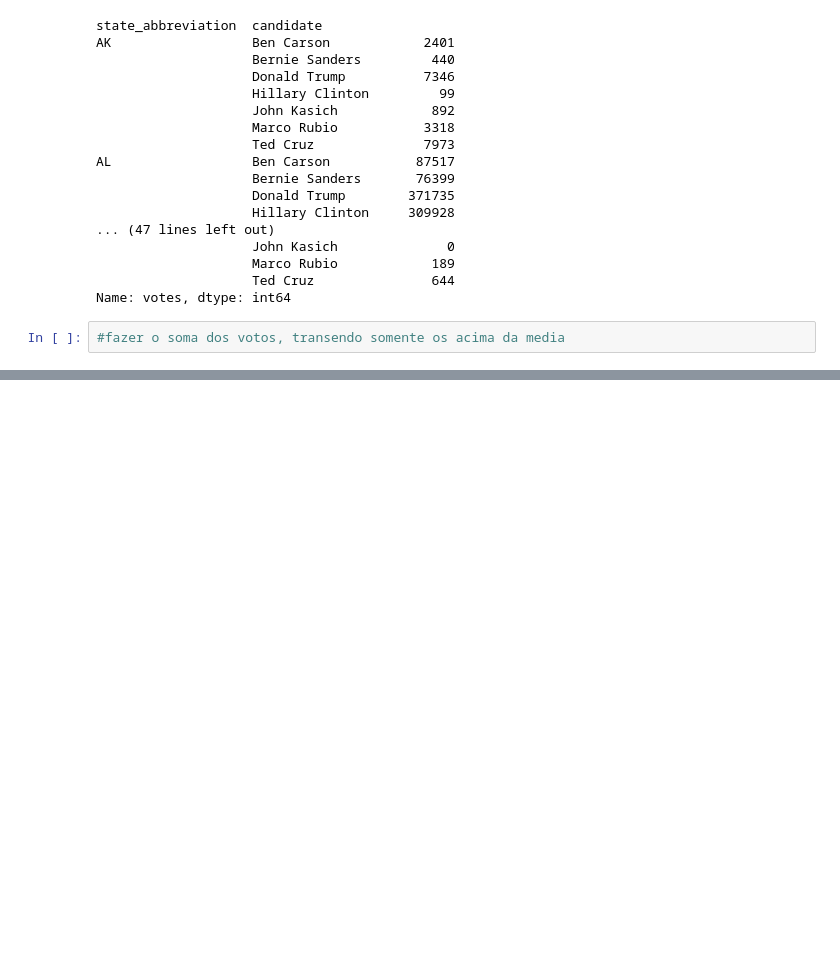
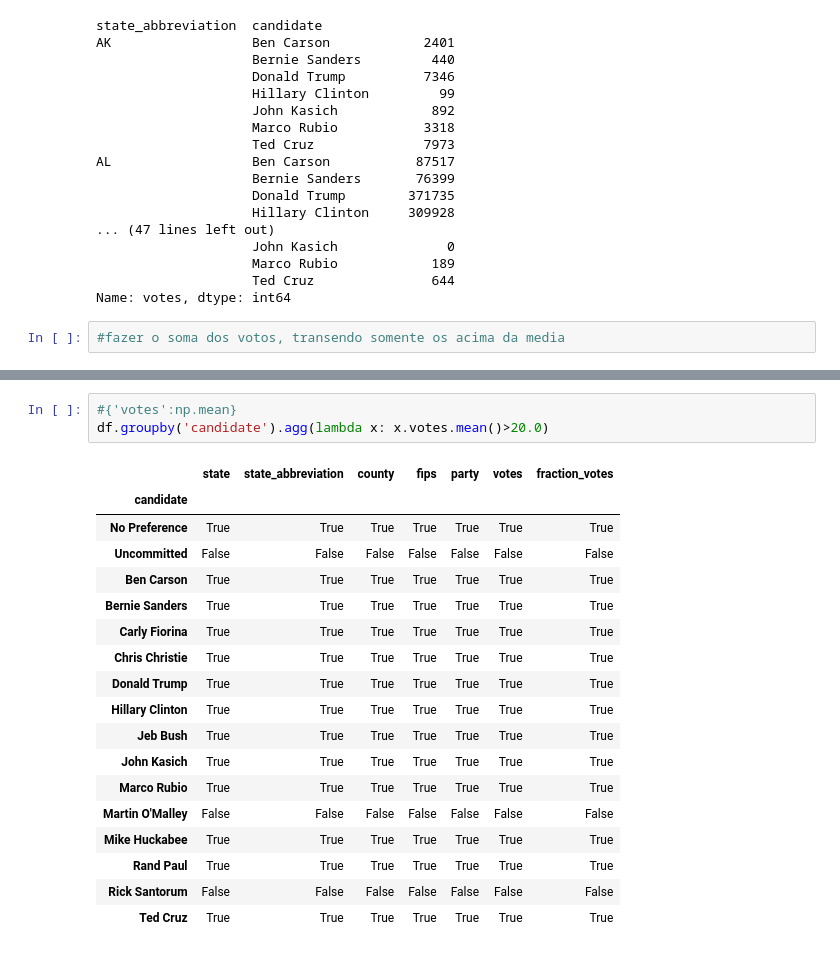
Before and after one commit to EduardoMoraesRitter/SciPy, a Jupyter notebook: Pandas/6.81 Operacaoes Agregate Grouping no DataFrame.ipynb, the cells around one changed output, grey strips where cells are left out. Drawn from its saved outputs; the diff is of its cells as text; blank space fills up the shorter version.

```diff
--- a/Pandas/6.81 Operacaoes Agregate Grouping no DataFrame.ipynb
+++ b/Pandas/6.81 Operacaoes Agregate Grouping no DataFrame.ipynb
@@ -191,0 +304,22 @@ Name: votes, dtype: int64
+# %%
+#{'votes':np.mean}
+df.groupby('candidate').agg(lambda x: x.votes.mean()>20.0)
+# %% [output]
+|  | state | state_abbreviation | county | fips | party | votes | fraction_votes |
+| candidate |  |  |  |  |  |  |  |
+| No Preference | True | True | True | True | True | True | True |
+| Uncommitted | False | False | False | False | False | False | False |
+| Ben Carson | True | True | True | True | True | True | True |
+| Bernie Sanders | True | True | True | True | True | True | True |
+| Carly Fiorina | True | True | True | True | True | True | True |
+| Chris Christie | True | True | True | True | True | True | True |
+| Donald Trump | True | True | True | True | True | True | True |
+| Hillary Clinton | True | True | True | True | True | True | True |
+| Jeb Bush | True | True | True | True | True | True | True |
+| John Kasich | True | True | True | True | True | True | True |
+| Marco Rubio | True | True | True | True | True | True | True |
+| Martin O'Malley | False | False | False | False | False | False | False |
+| Mike Huckabee | True | True | True | True | True | True | True |
+| Rand Paul | True | True | True | True | True | True | True |
+| Rick Santorum | False | False | False | False | False | False | False |
+| Ted Cruz | True | True | True | True | True | True | True |
```
Also changed, not shown: parts of 8 cells of this notebook, 2 other files.
